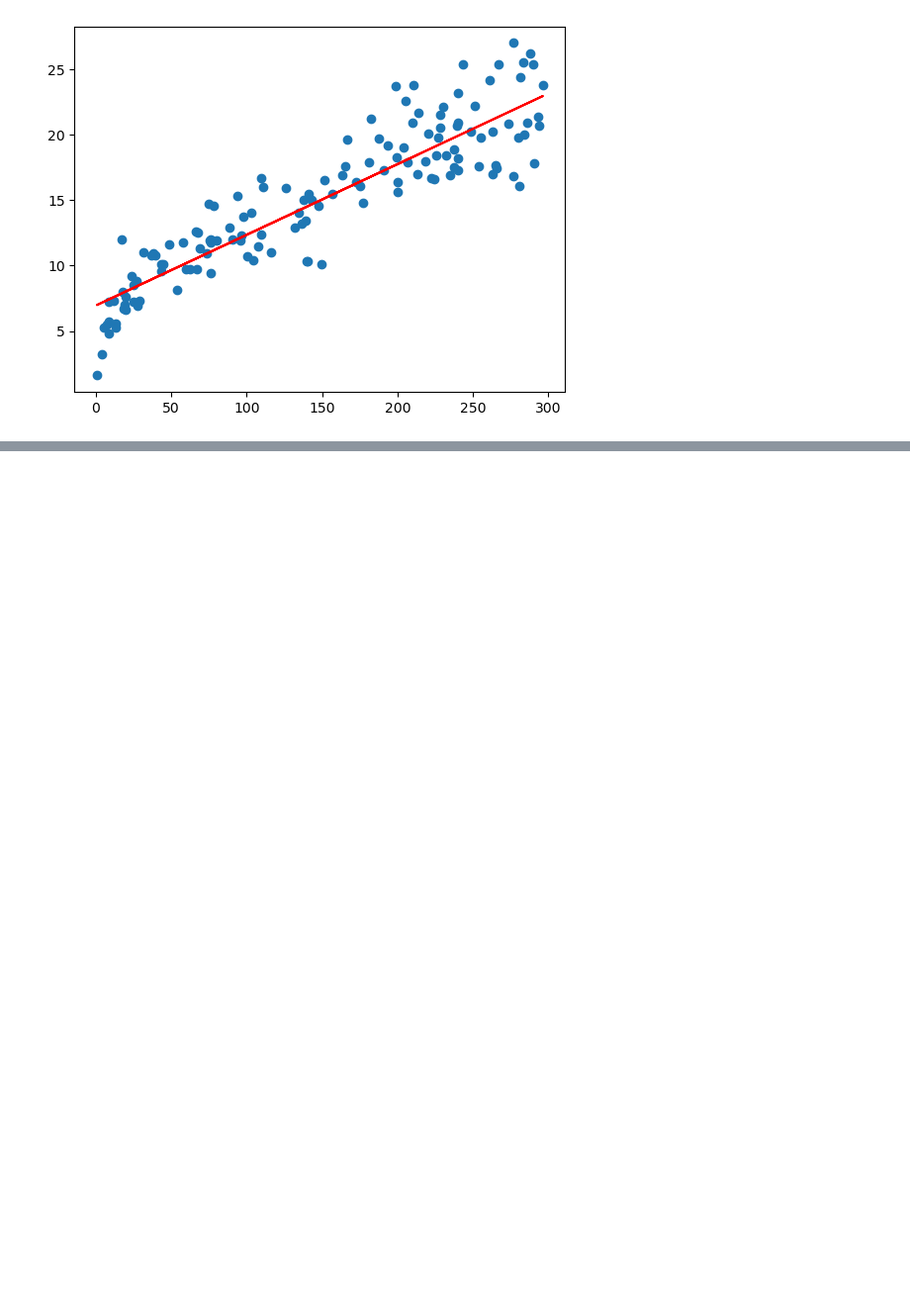
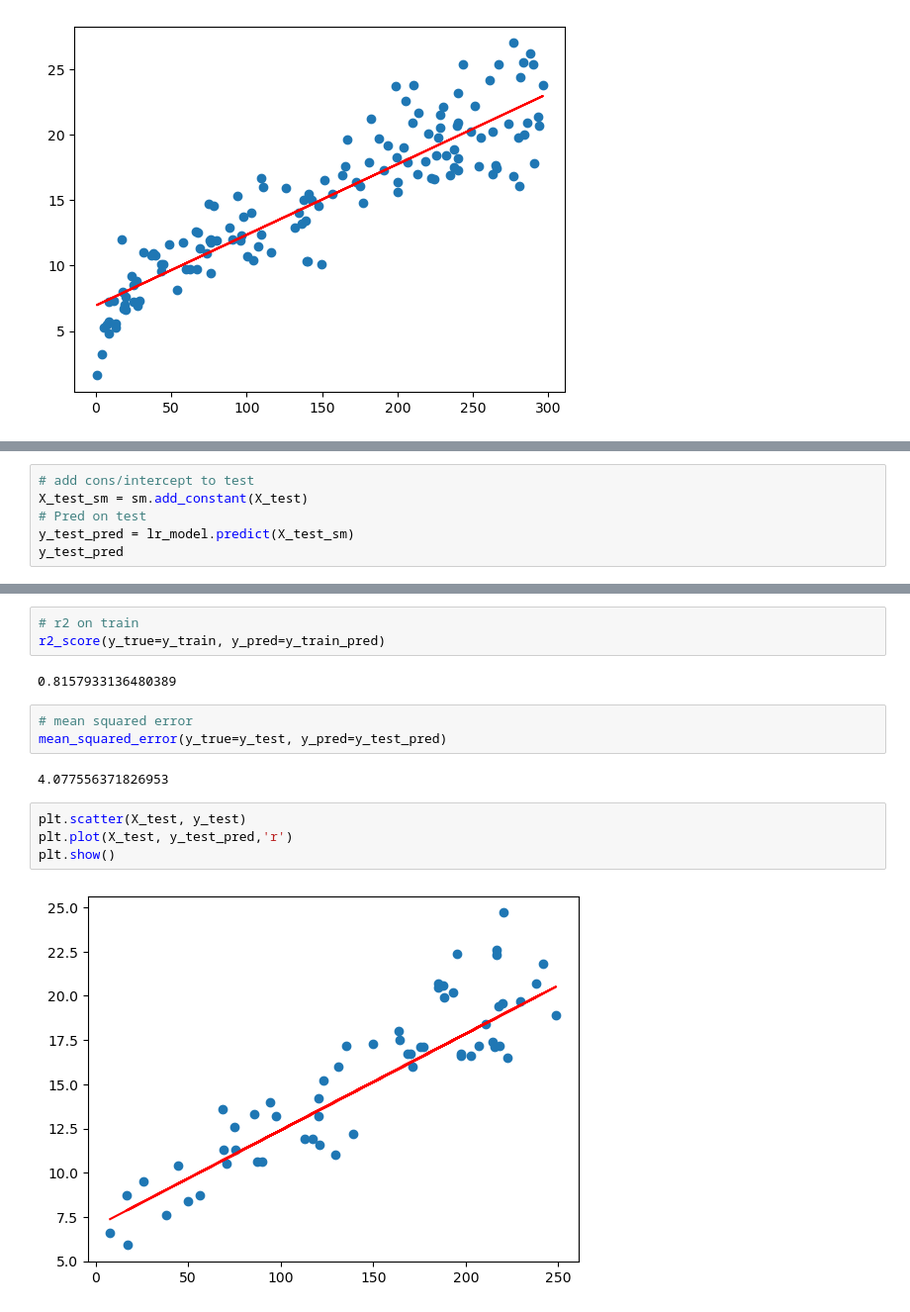
Before and after one commit to sachinmahale/simple-linear-regression, a Jupyter notebook: Simple-Linear-Regression-python.ipynb, the cells around one changed output, grey strips where cells are left out. Shown: that part at 99% size. Saved outputs shown, nothing was run; the diff lists cells and outputs as text; blank space fills up the shorter version.

```diff
--- a/Simple-Linear-Regression-python.ipynb
+++ b/Simple-Linear-Regression-python.ipynb
@@ -198,0 +233,6 @@ plt.plot(X_train, 6.948 +  0.054*X_train, 'r')
+# %%
+# add cons/intercept to test
+X_test_sm = sm.add_constant(X_test)
+# Pred on test
+y_test_pred = lr_model.predict(X_test_sm)
+y_test_pred
@@ -198,0 +264,16 @@ plt.plot(X_train, 6.948 +  0.054*X_train, 'r')
+# %%
+# r2 on train
+r2_score(y_true=y_train, y_pred=y_train_pred)
+# %% [output]
+0.8157933136480389
+# %%
+# mean squared error
+mean_squared_error(y_true=y_test, y_pred=y_test_pred)
+# %% [output]
+4.077556371826953
+# %%
+plt.scatter(X_test, y_test)
+plt.plot(X_test, y_test_pred,'r')
+plt.show()
+# %% [output]
+[figure, added]
```
Also changed, not shown: parts of 20 cells of this notebook.
